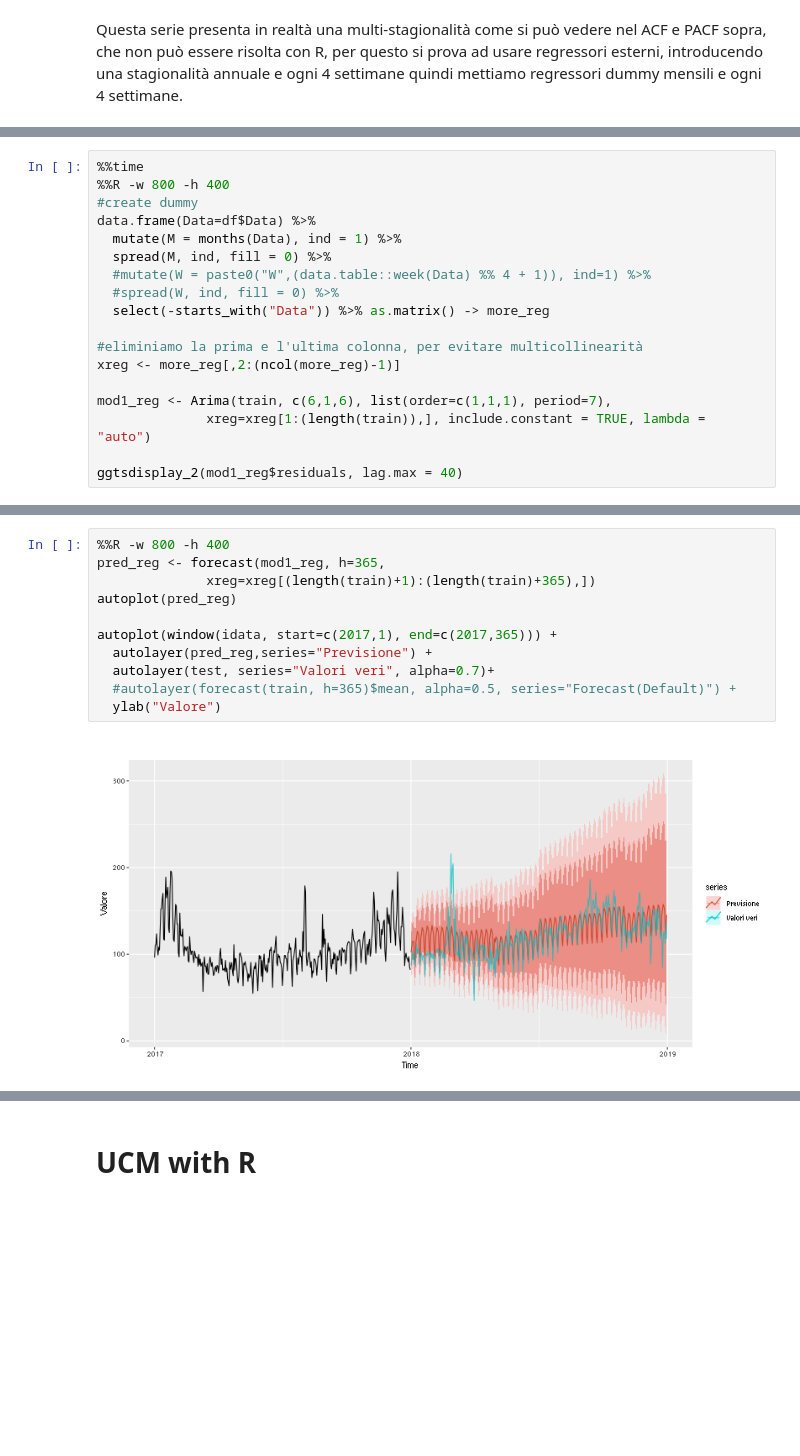
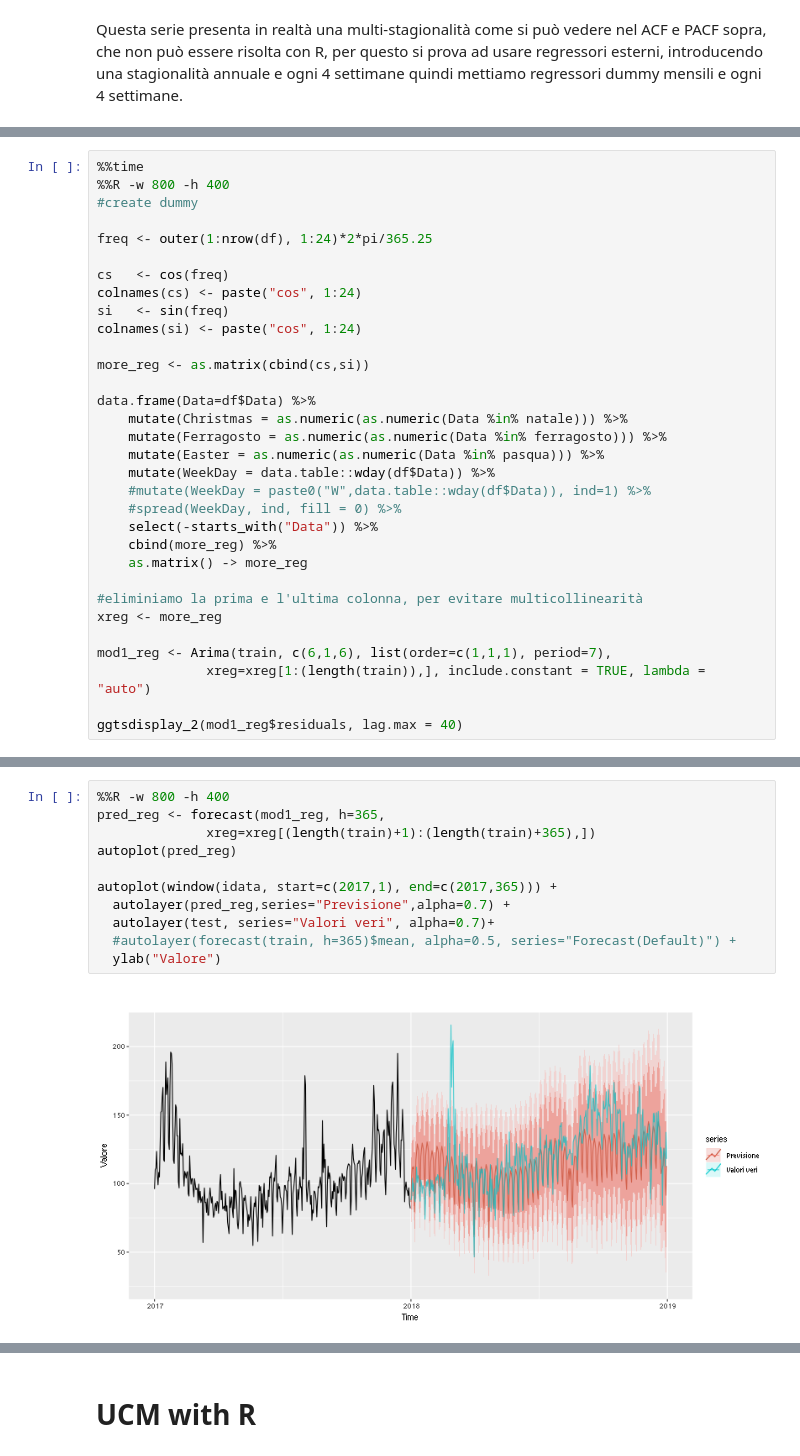
Before and after one commit to pkasela/Time_Series-Project, a Jupyter notebook: Pranav_Kasela_846965.ipynb, the cells around one changed output, grey strips where cells are left out. Saved outputs shown, nothing was run; the diff lists cells and outputs as text; blank space fills up the shorter version.

```diff
--- a/Pranav_Kasela_846965.ipynb
+++ b/Pranav_Kasela_846965.ipynb
@@ -336,15 +359,29 @@ Questa serie presenta in realtà una multi-stagionalità come si può vedere nel
 %%time
 %%R -w 800 -h 400
 #create dummy
+
+freq <- outer(1:nrow(df), 1:24)*2*pi/365.25
+
+cs   <- cos(freq)
+colnames(cs) <- paste("cos", 1:24)
+si   <- sin(freq)
+colnames(si) <- paste("cos", 1:24)
+
+more_reg <- as.matrix(cbind(cs,si))
+
 data.frame(Data=df$Data) %>%
-  mutate(M = months(Data), ind = 1) %>%
-  spread(M, ind, fill = 0) %>%
-  #mutate(W = paste0("W",(data.table::week(Data) %% 4 + 1)), ind=1) %>%
-  #spread(W, ind, fill = 0) %>%
-  select(-starts_with("Data")) %>% as.matrix() -> more_reg
+    mutate(Christmas = as.numeric(as.numeric(Data %in% natale))) %>%
+    mutate(Ferragosto = as.numeric(as.numeric(Data %in% ferragosto))) %>%
+    mutate(Easter = as.numeric(as.numeric(Data %in% pasqua))) %>%
+    mutate(WeekDay = data.table::wday(df$Data)) %>%
+    #mutate(WeekDay = paste0("W",data.table::wday(df$Data)), ind=1) %>%
+    #spread(WeekDay, ind, fill = 0) %>%
+    select(-starts_with("Data")) %>%
+    cbind(more_reg) %>%
+    as.matrix() -> more_reg
 
 #eliminiamo la prima e l'ultima colonna, per evitare multicollinearità
-xreg <- more_reg[,2:(ncol(more_reg)-1)]
+xreg <- more_reg
 
 mod1_reg <- Arima(train, c(6,1,6), list(order=c(1,1,1), period=7),
               xreg=xreg[1:(length(train)),], include.constant = TRUE, lambda = "auto")
@@ -381,16 +394,16 @@ AIC=18671,77   AICc=18672,37   BIC=18845,09
 # %%
 %%R -w 800 -h 400
 pred_reg <- forecast(mod1_reg, h=365,
               xreg=xreg[(length(train)+1):(length(train)+365),])
 autoplot(pred_reg)
 
 autoplot(window(idata, start=c(2017,1), end=c(2017,365))) +
-  autolayer(pred_reg,series="Previsione") +
+  autolayer(pred_reg,series="Previsione",alpha=0.7) +
   autolayer(test, series="Valori veri", alpha=0.7)+
   #autolayer(forecast(train, h=365)$mean, alpha=0.5, series="Forecast(Default)") +
   ylab("Valore")
 # %% [output]
-[figure, old version]
+[figure, new version]
 # %%
 %%R -w 800 -h 400
 mod_reg_y <- forecast(mod1_reg, h=365,
```
Also changed, not shown: parts of 17 cells of this notebook, 1 other file.
